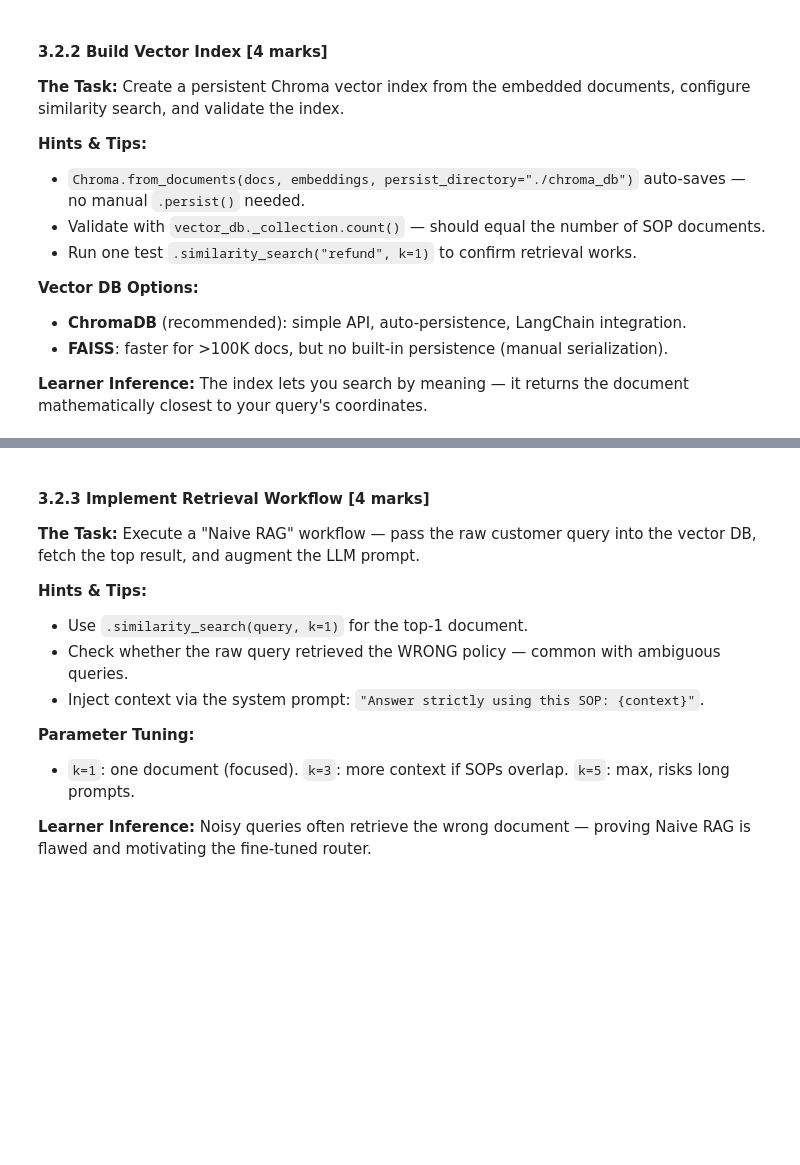
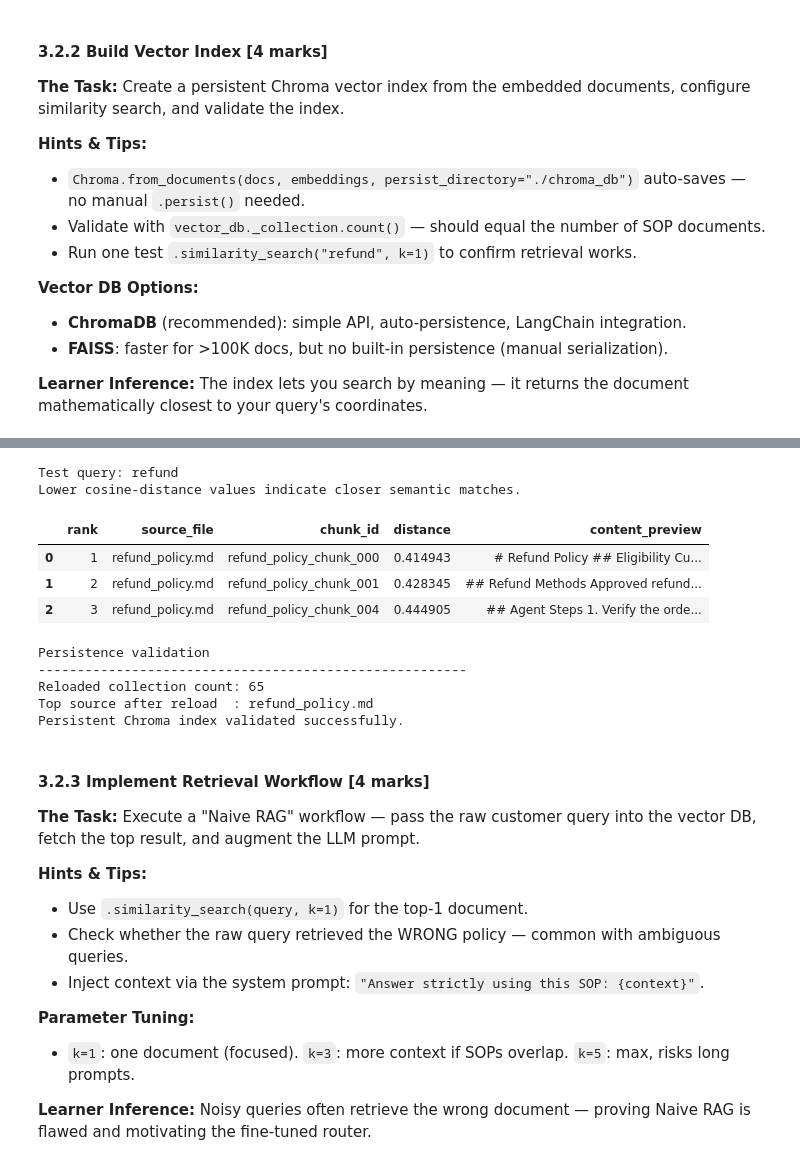
Before and after one commit to akul-bharadwaj/Hybrid-RAG-Customer-Support, a Jupyter notebook: RAG_Implementation.ipynb, the cells around one changed output, grey strips where cells are left out. Cells and saved outputs as stored; diff of their text form; code cells hidden in the pictures; blank space fills up the shorter version.

```diff
--- a/RAG_Implementation.ipynb
+++ b/RAG_Implementation.ipynb
@@ -54,3 +532,78 @@
+# %%
+# Run a test similarity search
+TEST_SEARCH_QUERY = "refund"
+
+test_results = vector_db.similarity_search_with_score(
+    query=TEST_SEARCH_QUERY,
+    k=3
+)
+
+assert len(test_results) == 3
+
+test_result_summary = pd.DataFrame([
+    {
+        "rank": rank,
+        "source_file": document.metadata.get("source_file"),
+        "chunk_id": document.metadata.get("chunk_id"),
+        "distance": float(distance),
+        "content_preview": (
+            document.page_content
+            .replace("\n", " ")[:180]
+        )
+    }
+    for rank, (document, distance) in enumerate(
+        test_results,
+        start=1
+    )
+])
+
+print(f"\nTest query: {TEST_SEARCH_QUERY}")
+print(
+    "Lower cosine-distance values indicate "
+    "closer semantic matches."
+)
+
+display(test_result_summary)
+# %% [output]
+Test query: refund
+Lower cosine-distance values indicate closer semantic matches.
+|  | rank | source_file | chunk_id | distance | content_preview |
+| 0 | 1 | refund_policy.md | refund_policy_chunk_000 | 0.414943 | # Refund Policy ## Eligibility Cu... |
+| 1 | 2 | refund_policy.md | refund_policy_chunk_001 | 0.428345 | ## Refund Methods Approved refund... |
+| 2 | 3 | refund_policy.md | refund_policy_chunk_004 | 0.444905 | ## Agent Steps 1. Verify the orde... |
+# %%
+# Reload the persisted index and validate persistence
+reloaded_vector_db = Chroma(
+    collection_name=COLLECTION_NAME,
+    embedding_function=embedding_model,
+    persist_directory=str(CHROMA_DB_PATH)
+)
+
+reloaded_count = reloaded_vector_db._collection.count()
+
+assert reloaded_count == expected_record_count
+
+reload_results = reloaded_vector_db.similarity_search(
+    query=TEST_SEARCH_QUERY,
+    k=1
+)
+
+assert len(reload_results) == 1
+
+print("\nPersistence validation")
+print("-" * 55)
+print(f"Reloaded collection count: {reloaded_count}")
+print(
+    "Top source after reload  : "
+    f"{reload_results[0].metadata.get('source_file')}"
+)
+print("Persistent Chroma index validated successfully.")
+# %% [output]
+Persistence validation
+-------------------------------------------------------
+Reloaded collection count: 65
+Top source after reload  : refund_policy.md
+Persistent Chroma index validated successfully.
 # %% [markdown]
 #### **3.2.3 Implement Retrieval Workflow [4 marks]**
 **The Task:** Execute a "Naive RAG" workflow — pass the raw customer query into the vector DB, fetch the top result, and augment the LLM prompt.
```
Also changed, not shown: parts of 25 cells of this notebook.
